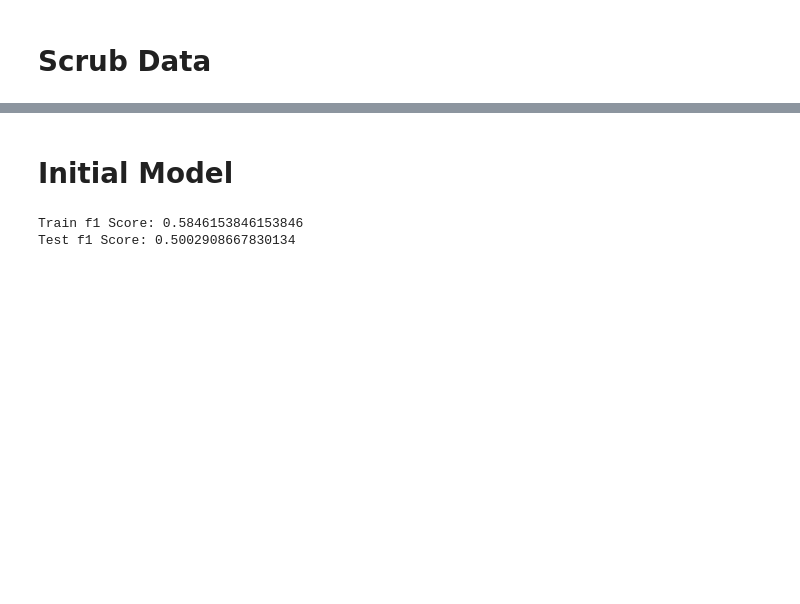
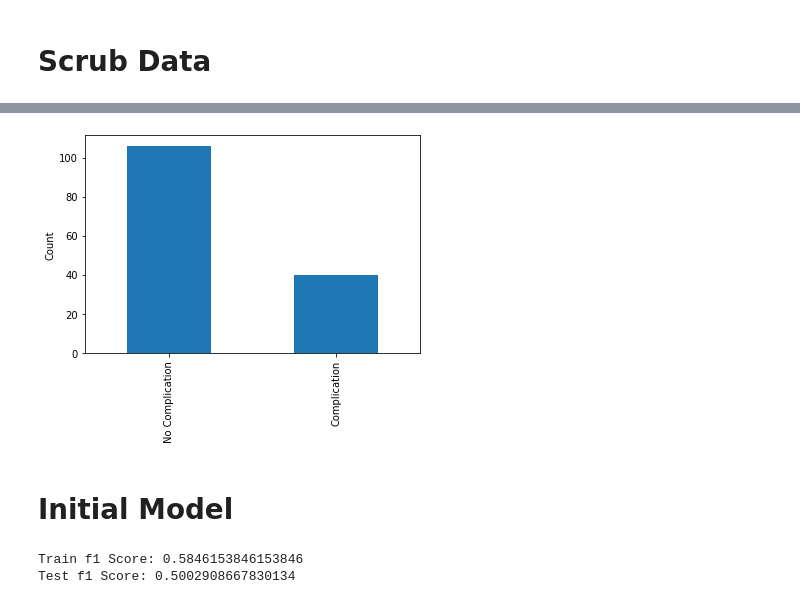
Before and after one commit to douglaspsteen/self_training_example, a Jupyter notebook: self_training.ipynb, the cells around one changed output, grey strips where cells are left out. Cells and saved outputs as stored; diff of their text form; code cells hidden in the pictures; blank space fills up the shorter version.

```diff
--- a/self_training.ipynb
+++ b/self_training.ipynb
@@ -85,3 +93,11 @@ X_unlabeled.shape
+# %%
+# Visualize class distribution
+
+y_train.value_counts().plot(kind='bar')
+plt.xticks([0,1], ['No Complication', 'Complication'])
+plt.ylabel('Count');
+# %% [output]
+[figure, added]
 # %% [markdown]
 # Initial Model
 # %%
```
Also changed, not shown: parts of 21 cells of this notebook, 2 other files.
